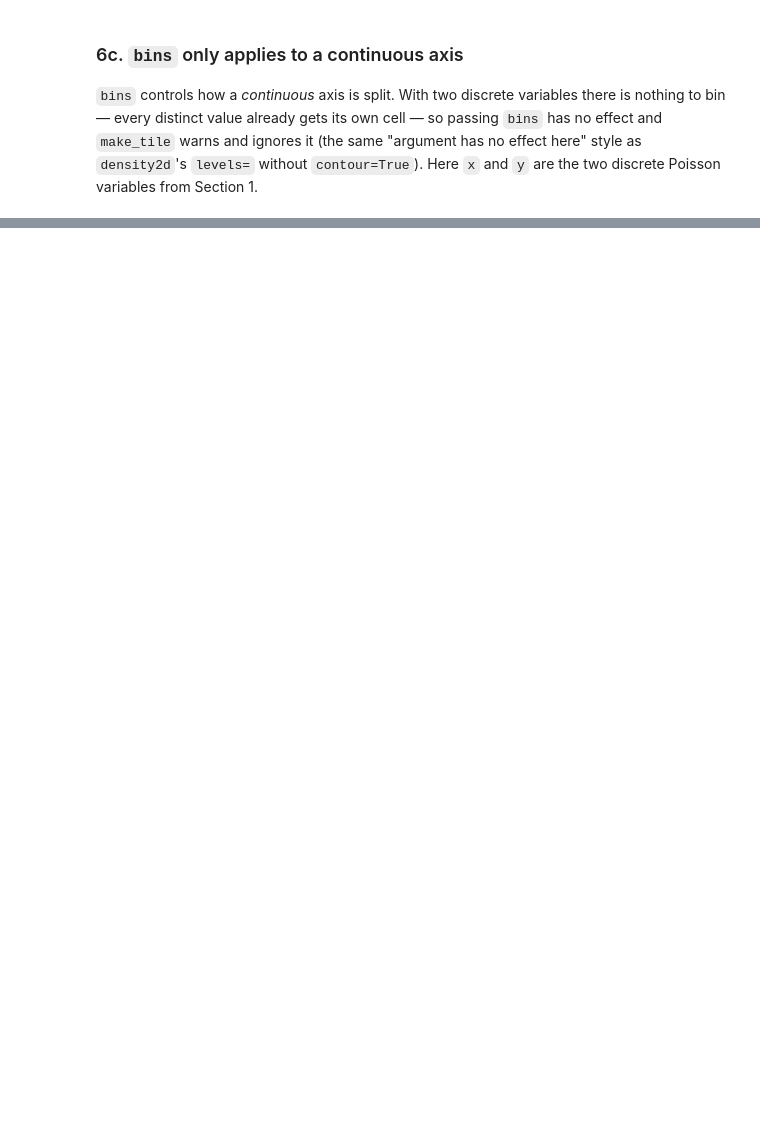
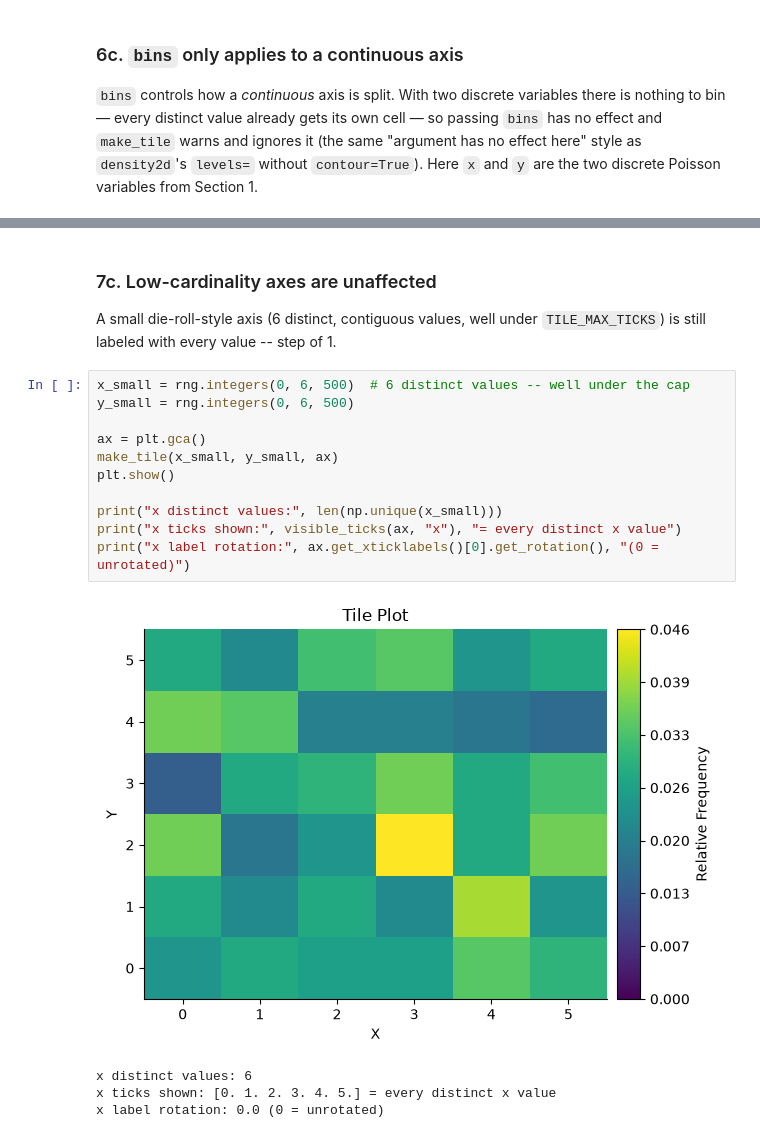
Before and after one commit to calpoly-symbulate/symbulate, a Jupyter notebook: team/new_graphics/new_graphics_demos/tile_demo.ipynb, the cells around one changed output, grey strips where cells are left out. Saved outputs shown, nothing was run; the diff lists cells and outputs as text; blank space fills up the shorter version.

```diff
--- a/team/new_graphics/new_graphics_demos/tile_demo.ipynb
+++ b/team/new_graphics/new_graphics_demos/tile_demo.ipynb
@@ -205,0 +312,21 @@ UserWarning: bins only applies when one axis is continuous (it sets how many equ
+# %% [markdown]
+### 7c. Low-cardinality axes are unaffected
+
+A small die-roll-style axis (6 distinct, contiguous values, well under
+`TILE_MAX_TICKS`) is still labeled with every value -- step of 1.
+# %%
+x_small = rng.integers(0, 6, 500)  # 6 distinct values -- well under the cap
+y_small = rng.integers(0, 6, 500)
+
+ax = plt.gca()
+make_tile(x_small, y_small, ax)
+plt.show()
+
+print("x distinct values:", len(np.unique(x_small)))
+print("x ticks shown:", visible_ticks(ax, "x"), "= every distinct x value")
+print("x label rotation:", ax.get_xticklabels()[0].get_rotation(), "(0 = unrotated)")
+# %% [output]
+[figure, added]
+x distinct values: 6
+x ticks shown: [0. 1. 2. 3. 4. 5.] = every distinct x value
+x label rotation: 0.0 (0 = unrotated)
```
Also changed, not shown: parts of 19 cells of this notebook, 4 other files.
